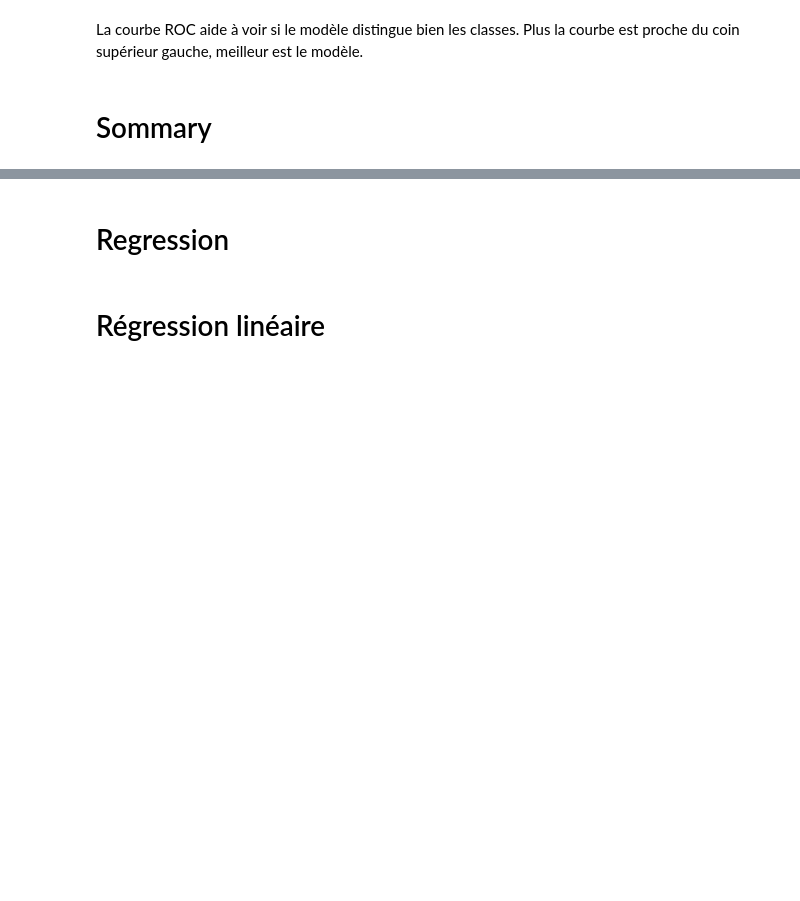
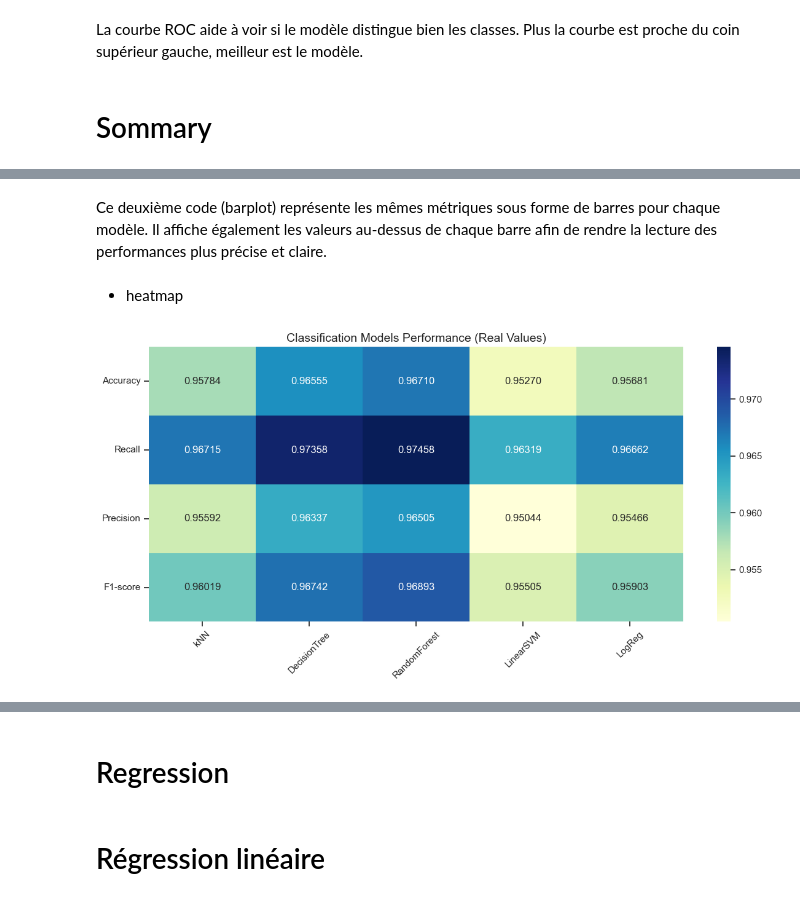
Before and after one commit to Test123599/ECOML, a Jupyter notebook: TpStandard - Copie.ipynb, the cells around one changed output, grey strips where cells are left out. Drawn from its saved outputs; the diff is of its cells as text; code cells hidden in the pictures; blank space fills up the shorter version.

```diff
--- a/TpStandard - Copie.ipynb
+++ b/TpStandard - Copie.ipynb
@@ -1415,0 +1439,38 @@ print("| Logistic Reg      | {0:.5f}    | {1:.5f}    | {2:.5f}    |{3:.5f}".form
+# %% [markdown]
+Ce deuxième code (barplot) représente les mêmes métriques sous forme de barres pour chaque modèle. Il affiche également les valeurs au-dessus de chaque barre afin de rendre la lecture des performances plus précise et claire.
+# %% [markdown]
+- heatmap
+# %%
+import seaborn as sns
+import matplotlib.pyplot as plt
+import numpy as np
+
+models = ["kNN", "DecisionTree", "RandomForest", "LinearSVM", "LogReg"]
+
+accuracy = [knn_op_acc, accur_dt, rf_acc, svm_acc, LR_acc]
+recall = [knn_op_rec, rec_dt, rf_rec, svm_rec, LR_rec]
+precision = [knn_op_prec, pres_dt, rf_prec, svm_prec, LR_prec]
+f1 = [knn_op_f1, dt_f1, rf_f1, svm_f1, LR_f1]
+
+
+data = np.array([accuracy, recall, precision, f1])
+
+plt.figure(figsize=(12,6))
+
+sns.heatmap(
+    data,
+    annot=True,
+    fmt=".5f",
+    cmap="YlGnBu",
+    xticklabels=models,
+    yticklabels=["Accuracy", "Recall", "Precision", "F1-score"]
+)
+
+plt.title("Classification Models Performance (Real Values)", fontsize=14)
+plt.xticks(rotation=45)
+plt.yticks(rotation=0)
+
+plt.tight_layout()
+plt.show()
+# %% [output]
+[figure, added]
```
Also changed, not shown: parts of 9 cells of this notebook.
